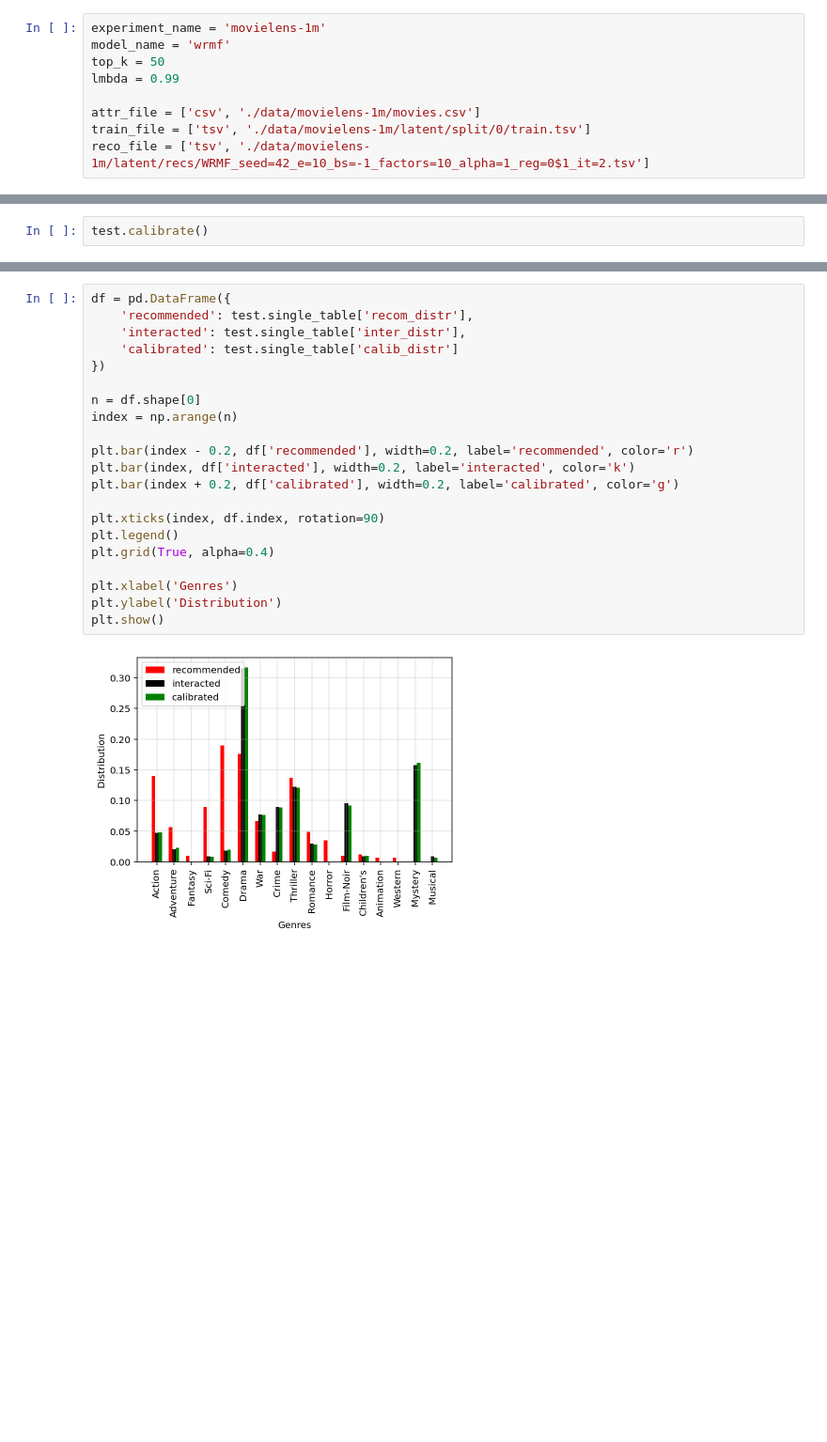
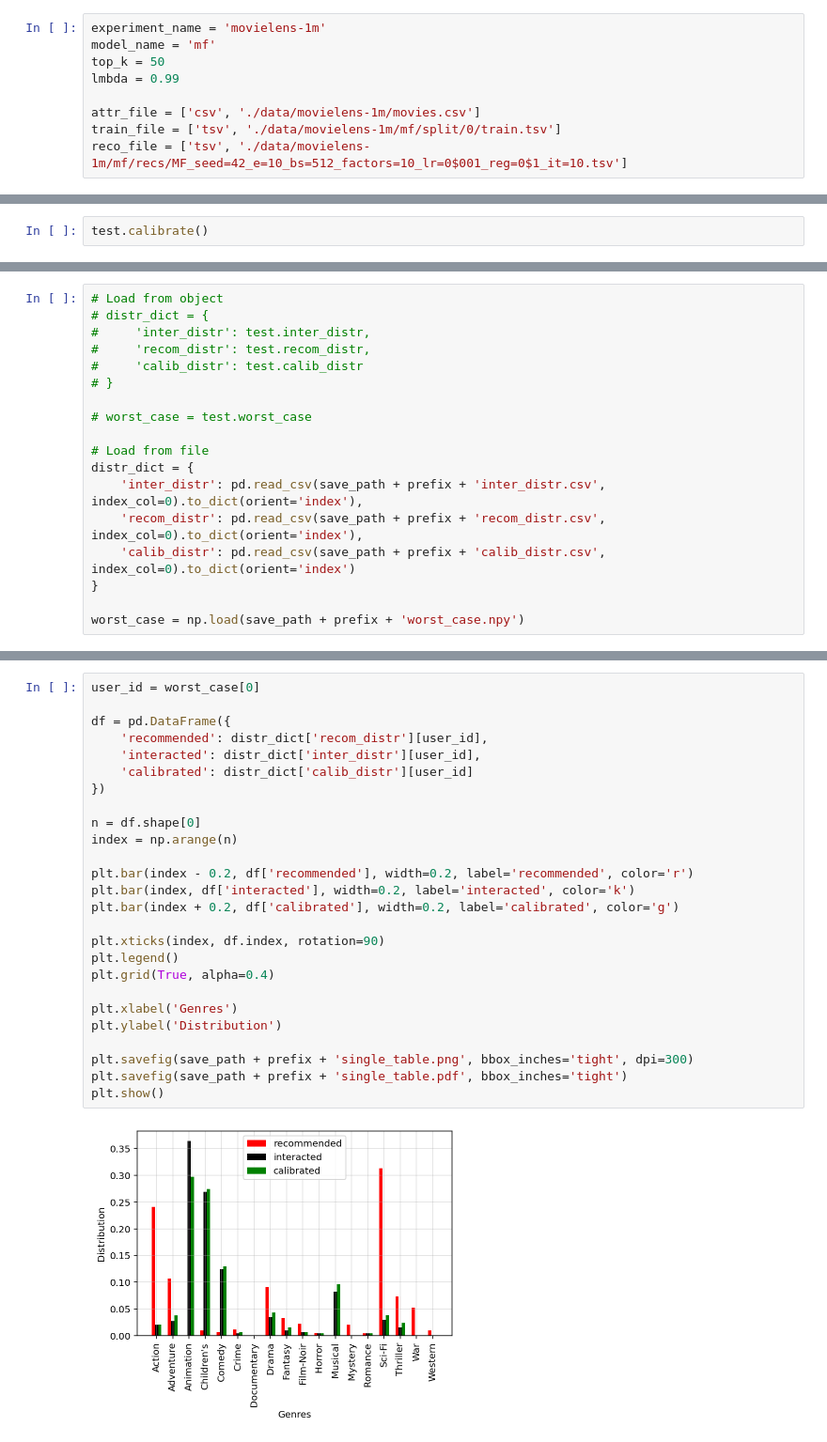
Before and after one commit to crojascampos/trabajo_titulo_calibration, a Jupyter notebook: calibration_sample.ipynb, the cells around one changed output, grey strips where cells are left out. Shown: that part at 94% size. Cells and saved outputs as stored; diff of their text form; blank space fills up the shorter version.

Commit message:
Made changes to the way it exports the tables

```diff
--- a/calibration_sample.ipynb
+++ b/calibration_sample.ipynb
@@ -16,13 +16,13 @@ For files, from Elliot, it is required to generate recommendations AND the split
 The attribute file MUST be provided, this should be part of the dataset used. For example, movielens comes with the ratings and an acompanying dataset containing the genres for each movie. It should have the columns itemid, title and attribute. The dataset must not have columns, they will be generated inside the module,  same goes for the other 2 datasets.
 # %%
 experiment_name = 'movielens-1m'
-model_name = 'wrmf'
+model_name = 'mf'
 top_k = 50
 lmbda = 0.99
 
 attr_file = ['csv', './data/movielens-1m/movies.csv']
-train_file = ['tsv', './data/movielens-1m/latent/split/0/train.tsv']
-reco_file = ['tsv', './data/movielens-1m/latent/recs/WRMF_seed=42_e=10_bs=-1_factors=10_alpha=1_reg=0$1_it=2.tsv']
+train_file = ['tsv', './data/movielens-1m/mf/split/0/train.tsv']
+reco_file = ['tsv', './data/movielens-1m/mf/recs/MF_seed=42_e=10_bs=512_factors=10_lr=0$001_reg=0$1_it=10.tsv']
 # %% [markdown]
 Generate the calibration object.
 # %%
@@ -82,0 +72,18 @@ TODO: Maybe convert to a method in the object.
+# %%
+# Load from object
+# distr_dict = {
+#     'inter_distr': test.inter_distr,
+#     'recom_distr': test.recom_distr,
+#     'calib_distr': test.calib_distr
+# }
+
+# worst_case = test.worst_case
+
+# Load from file
+distr_dict = {
+    'inter_distr': pd.read_csv(save_path + prefix + 'inter_distr.csv', index_col=0).to_dict(orient='index'),
+    'recom_distr': pd.read_csv(save_path + prefix + 'recom_distr.csv', index_col=0).to_dict(orient='index'),
+    'calib_distr': pd.read_csv(save_path + prefix + 'calib_distr.csv', index_col=0).to_dict(orient='index')
+}
+
+worst_case = np.load(save_path + prefix + 'worst_case.npy')
@@ -120,23 +258,28 @@ plt.show()
 # %%
+user_id = worst_case[0]
+
 df = pd.DataFrame({
-    'recommended': test.single_table['recom_distr'],
-    'interacted': test.single_table['inter_distr'],
-    'calibrated': test.single_table['calib_distr']
+    'recommended': distr_dict['recom_distr'][user_id],
+    'interacted': distr_dict['inter_distr'][user_id],
+    'calibrated': distr_dict['calib_distr'][user_id]
 })
 
 n = df.shape[0]
 index = np.arange(n)
 
 plt.bar(index - 0.2, df['recommended'], width=0.2, label='recommended', color='r')
 plt.bar(index, df['interacted'], width=0.2, label='interacted', color='k')
 plt.bar(index + 0.2, df['calibrated'], width=0.2, label='calibrated', color='g')
 
 plt.xticks(index, df.index, rotation=90)
 plt.legend()
 plt.grid(True, alpha=0.4)
 
 plt.xlabel('Genres')
 plt.ylabel('Distribution')
+
+plt.savefig(save_path + prefix + 'single_table.png', bbox_inches='tight', dpi=300)
+plt.savefig(save_path + prefix + 'single_table.pdf', bbox_inches='tight')
 plt.show()
 # %% [output]
-[figure, old version]
+[figure, new version]
```
Also changed, not shown: parts of 26 cells of this notebook.
